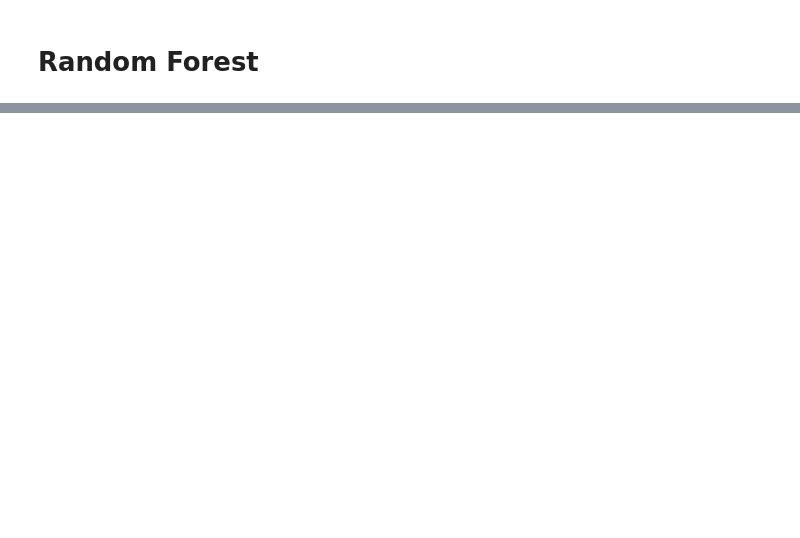
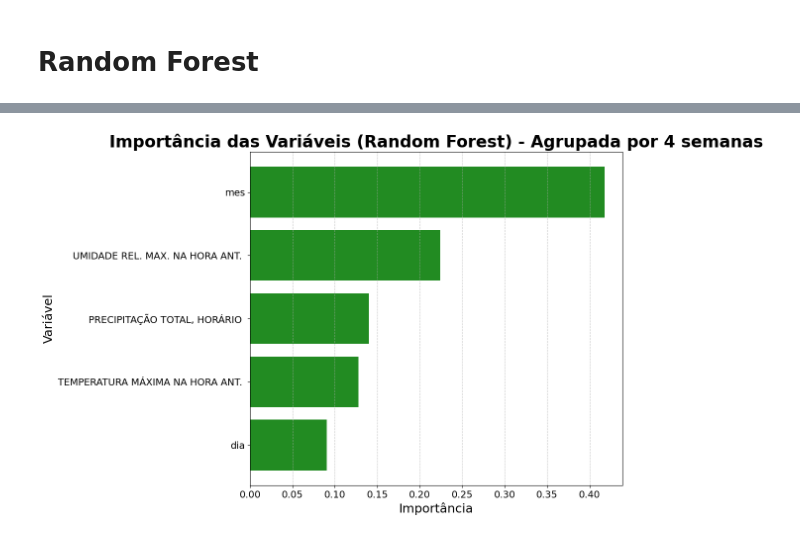
Before and after one commit to Rinaldo-JR1/dengue, a Jupyter notebook: classificacao.ipynb, the cells around one changed output, grey strips where cells are left out. Cells and saved outputs as stored; diff of their text form; code cells hidden in the pictures; blank space fills up the shorter version.

```diff
--- a/classificacao.ipynb
+++ b/classificacao.ipynb
@@ -297,0 +301,20 @@ weighted avg       0.65      0.67      0.66       142
+# %%
+importances = random_forest.feature_importances_
+df = pd.DataFrame({'Variável': X.columns, 'Importância': importances})
+df['Variável_base'] = df['Variável'].str.extract(r'(^[^\(_]+)')
+df_grouped = df.groupby('Variável_base')['Importância'].sum().reset_index()
+df_grouped = df_grouped.sort_values(by='Importância', ascending=True)
+plt.figure(figsize=(12, 8))
+plt.barh(df_grouped['Variável_base'], df_grouped['Importância'], color='forestgreen')
+plt.title('Importância das Variáveis (Random Forest) - Agrupada por 4 semanas', fontsize=24, weight='bold')
+plt.xlabel('Importância', fontsize=18)
+plt.ylabel('Variável', fontsize=18)
+plt.xticks(fontsize=14)
+plt.yticks(fontsize=14)
+plt.grid(axis='x', linestyle='--', alpha=0.7)
+plt.gca().set_facecolor('white')
+plt.tight_layout()
+plt.savefig("./output/importancia_random_forest_banner.png", dpi=300, bbox_inches='tight')
+plt.show()
+# %% [output]
+[figure, added]
```
Also changed, not shown: parts of 7 cells of this notebook, 3 other files.
